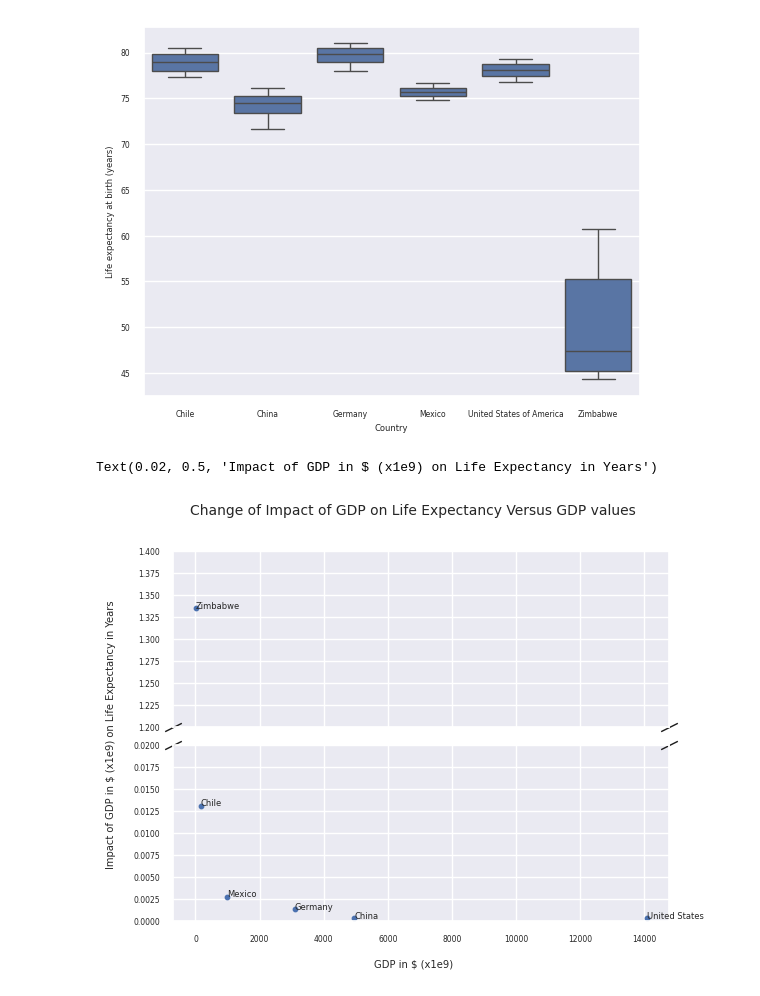
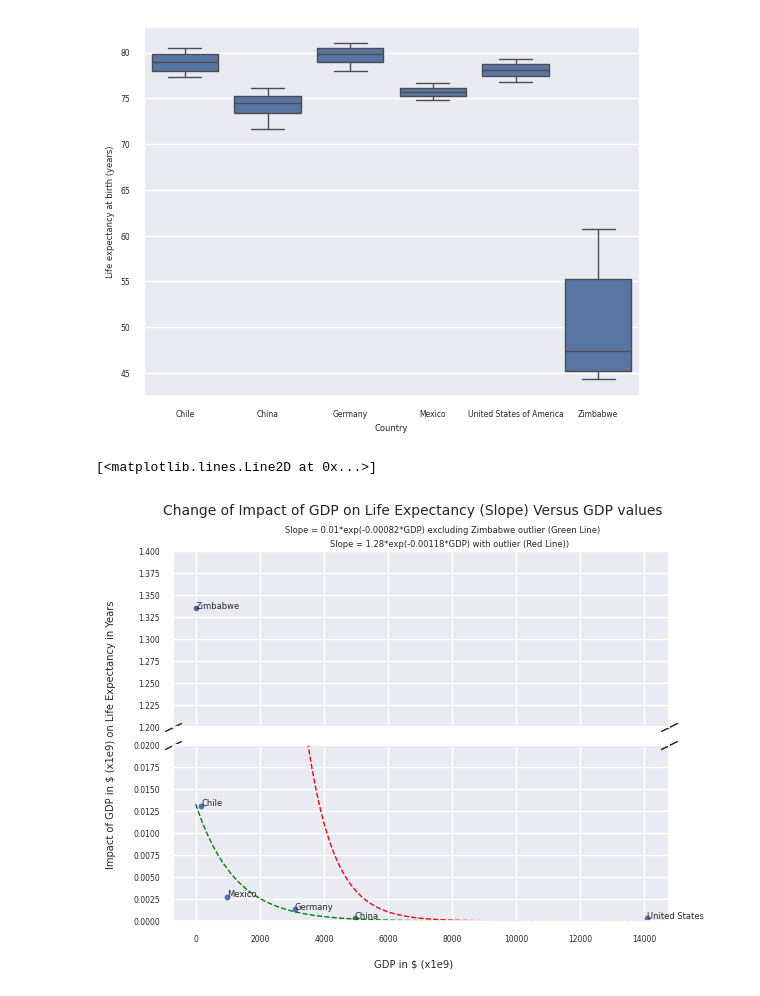
Before and after one commit to JMSnyder1980/DataPython_Projects, a Jupyter notebook: life_expectancy_gdp.ipynb, the cells around one changed output. Saved outputs shown, nothing was run; the diff lists cells and outputs as text; code cells hidden in the pictures.

```diff
--- a/life_expectancy_gdp.ipynb
+++ b/life_expectancy_gdp.ipynb
@@ -53,9 +53,9 @@ zimbabwe_gdp=proc_data('Zimbabwe','GDP')
 zimbabwe_slope=slope_determination('Zimbabwe',zimbabwe_gdp/1e9,zimbabwe_life)
 
 ### Make Parameter Arrays for Last Figure
-slope_list = [china_slope,chile_slope,germany_slope,mexico_slope,us_slope,zimbabwe_slope]
-gdp_list = [np.mean(china_gdp/1e9),np.mean(chile_gdp/1e9),np.mean(germany_gdp/1e9),np.mean(mexico_gdp/1e9),np.mean(us_gdp/1e9),np.mean(zimbabwe_gdp/1e9)]
-country_list = ['China','Chile','Germany','Mexico','United States','Zimbabwe']
+slope_list = [zimbabwe_slope,chile_slope,mexico_slope,germany_slope,china_slope,us_slope]
+gdp_list = [np.mean(zimbabwe_gdp/1e9),np.mean(chile_gdp/1e9),np.mean(mexico_gdp/1e9),np.mean(germany_gdp/1e9),np.mean(china_gdp/1e9),np.mean(us_gdp/1e9)]
+country_list = ['Zimbabwe','Chile','Mexico','Germany','China','United States']
 # %%
 #### Plot the figure
 # %%
@@ -146,28 +146,47 @@ sns.boxplot(x = 'Country', y = 'Life expectancy at birth (years)', data=data_lif
 # %%
 fig, (ax1, ax2) = plt.subplots(2,1, sharex=True)
 fig.subplots_adjust(hspace=0.1)
 ax1.scatter(gdp_list,slope_list,10)
 ax2.scatter(gdp_list,slope_list,10)
 
 ### Country Text
 for i, txt in enumerate(country_list):
-    ax1.annotate(txt, (x[i], y[i]))
-    ax2.annotate(txt, (x[i], y[i]))
+    ax1.annotate(txt, (gdp_list[i], slope_list[i]))
+    ax2.annotate(txt, (gdp_list[i], slope_list[i]))
 ax1.set_ylim(1.2,1.4)
 ax2.set_ylim(0,0.02)
 
 d = .5  # proportion of vertical to horizontal extent of the slanted line
 kwargs = dict(marker=[(-1, -d), (1, d)], markersize=12,
               linestyle="none", color='k', mec='k', mew=1, clip_on=False)
 ax1.plot([0, 1], [0, 0], transform=ax1.transAxes, **kwargs)
 ax2.plot([0, 1], [1, 1], transform=ax2.transAxes, **kwargs)
 
+### Excluding outlier (Zimbabwe)
+x15=np.array(gdp_list[1:5])
+y15=np.array(slope_list[1:5])
+expfit15=np.polyfit(x15, np.log(y15), 1, w=np.sqrt(y15))
+intrcpt15=(np.exp(expfit15[1]))
 
-fig.suptitle(f'Change of Impact of GDP on Life Expectancy Versus GDP values',size=10)
+### Including outlier (Zimbabwe)
+x=np.array(gdp_list)
+y=np.array(slope_list)
+expfit=np.polyfit(x, np.log(y), 1, w=np.sqrt(y))
+intrcpt=(np.exp(expfit[1]))
+
+## List of GDP values from 0 to 14000
+x_values = np.array(range(0,14000))
+
+fig.suptitle(f'Change of Impact of GDP on Life Expectancy (Slope) Versus GDP values',size=10)
+fig.text(0.30,0.92,'Slope = ' + '{:.2f}'.format(intrcpt15) + '*exp(' + '{:.5f}'.format(expfit15[0]) + '*GDP) excluding Zimbabwe outlier (Green Line)',fontsize=6)
+fig.text(0.37,0.89,'Slope = ' + '{:.2f}'.format(intrcpt) + '*exp(' + '{:.5f}'.format(expfit[0]) + '*GDP) with outlier (Red Line))',fontsize=6)
 fig.supxlabel('GDP in $ (x1e9)')
 fig.supylabel('Impact of GDP in $ (x1e9) on Life Expectancy in Years')
+
+ax2.plot(x_values,np.exp(expfit15[1])*np.exp(expfit15[0]*x_values),color='green',linewidth=1,linestyle='--')
+ax2.plot(x_values,np.exp(expfit[1])*np.exp(expfit[0]*x_values),color='red',linewidth=1,linestyle='--')
 # %% [output]
-Text(0.02, 0.5, 'Impact of GDP in $ (x1e9) on Life Expectancy in Years')
+[<matplotlib.lines.Line2D at 0x...>]
-[figure, old version]
+[figure, new version]
 # %%
 # We do see that are relationship between life expectancy and GDP does become less as GDP increases.  This does not include
```
Also changed, not shown: parts of 1 cell of this notebook.
